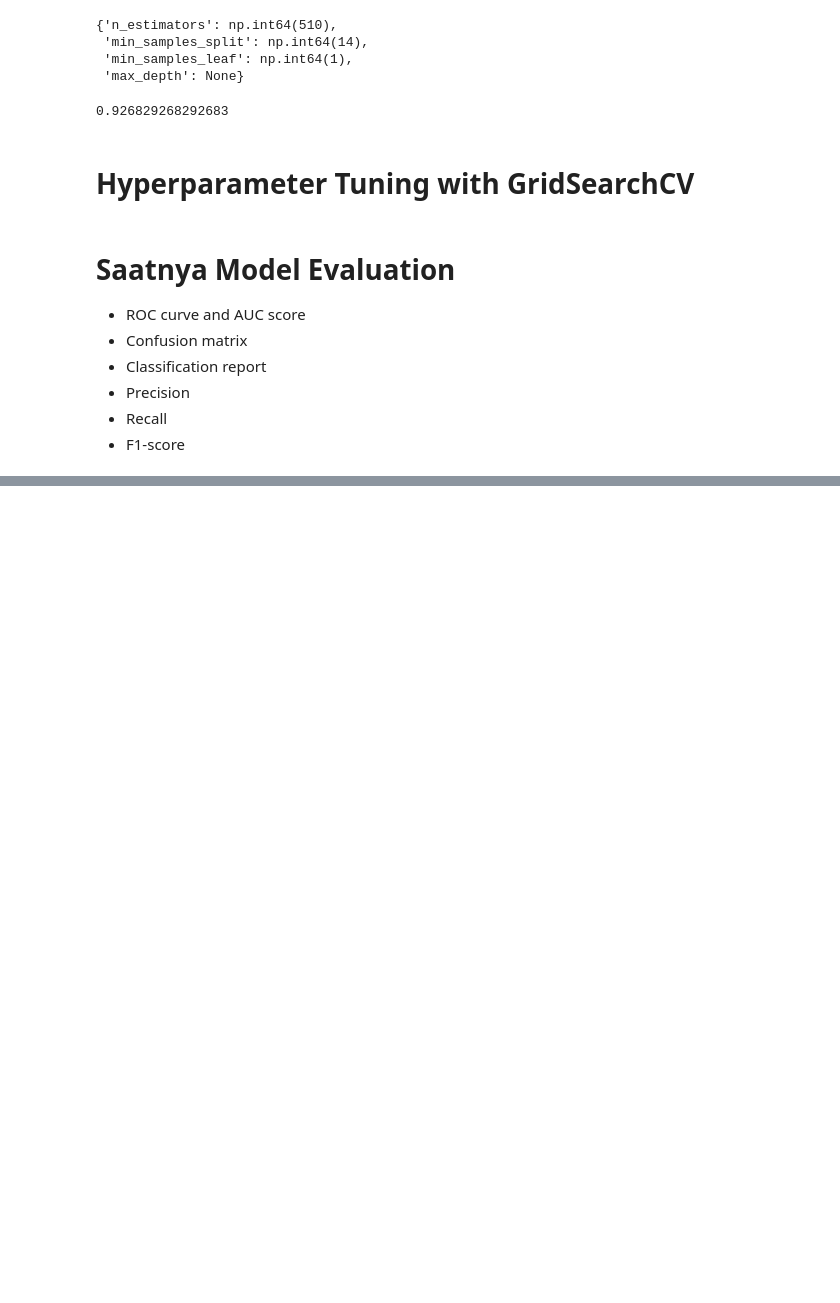
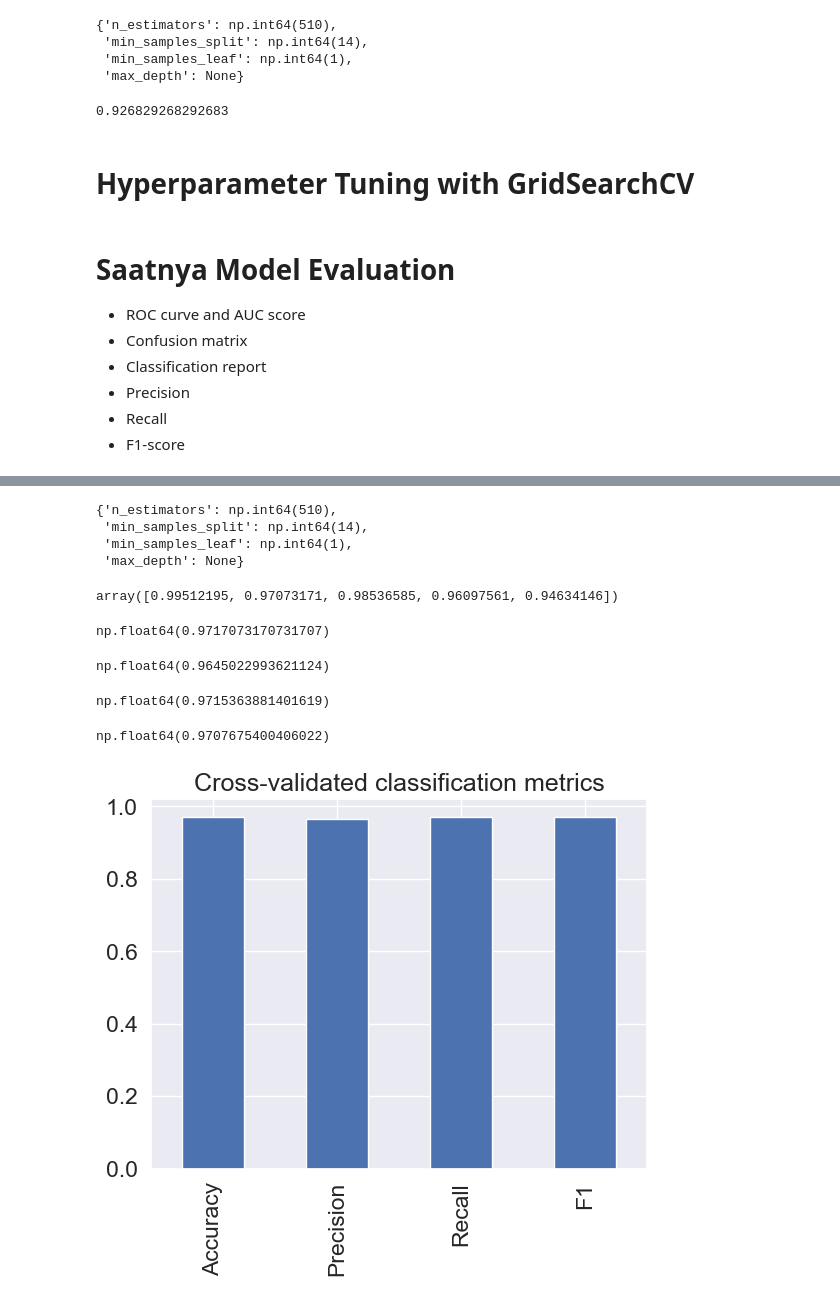
Before and after one commit to IlyasaNandaRahmadianto/pythonSpace, a Jupyter notebook: heart_desease.ipynb, the cells around one changed output, grey strips where cells are left out. Drawn from its saved outputs; the diff is of its cells as text; code cells hidden in the pictures; blank space fills up the shorter version.

```diff
--- a/heart_desease.ipynb
+++ b/heart_desease.ipynb
@@ -552,0 +620,7 @@ y_preds = rs_rf.predict(X_test)
+# %%
+rs_rf.best_params_
+# %% [output]
+{'n_estimators': np.int64(510),
+ 'min_samples_split': np.int64(14),
+ 'min_samples_leaf': np.int64(1),
+ 'max_depth': None}
@@ -552,0 +629,50 @@ y_preds = rs_rf.predict(X_test)
+# %%
+cv_acc = cross_val_score(clf, X, y, cv=5, scoring='accuracy')
+
+cv_acc
+# %% [output]
+array([0.99512195, 0.97073171, 0.98536585, 0.96097561, 0.94634146])
+# %%
+cv_acc = np.mean(cv_acc)
+cv_acc
+# %% [output]
+np.float64(0.9717073170731707)
+# %%
+# cross-val precision
+cv_precission = cross_val_score(clf, X, y, cv=5, scoring='precision')
+
+cv_precission = np.mean(cv_precission)
+cv_precission
+# %% [output]
+np.float64(0.9645022993621124)
+# %%
+# cross-val recall
+cv_recall = cross_val_score(clf, X, y, cv=5, scoring='recall')
+
+cv_recall = np.mean(cv_recall)
+cv_recall
+# %% [output]
+np.float64(0.9715363881401619)
+# %%
+# Cross-validated f1-score
+cv_f1 = cross_val_score(clf,
+                         X,
+                         y,
+                         cv=5,
+                         scoring="f1")
+cv_f1 = np.mean(cv_f1)
+cv_f1
+# %% [output]
+np.float64(0.9707675400406022)
+# %%
+# Visualize cross-validated metrics
+cv_metrics = pd.DataFrame({"Accuracy": cv_acc,
+                           "Precision": cv_precission,
+                           "Recall": cv_recall,
+                           "F1": cv_f1},
+                          index=[0])
+
+cv_metrics.T.plot.bar(title="Cross-validated classification metrics",
+                      legend=False);
+# %% [output]
+[figure, added]
```
Also changed, not shown: parts of 8 cells of this notebook.
